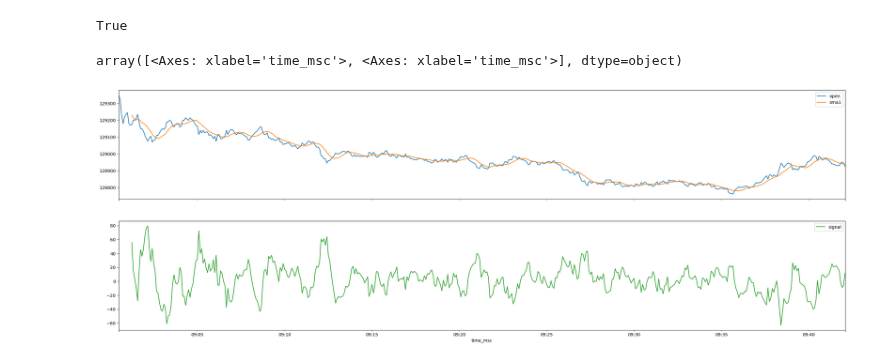
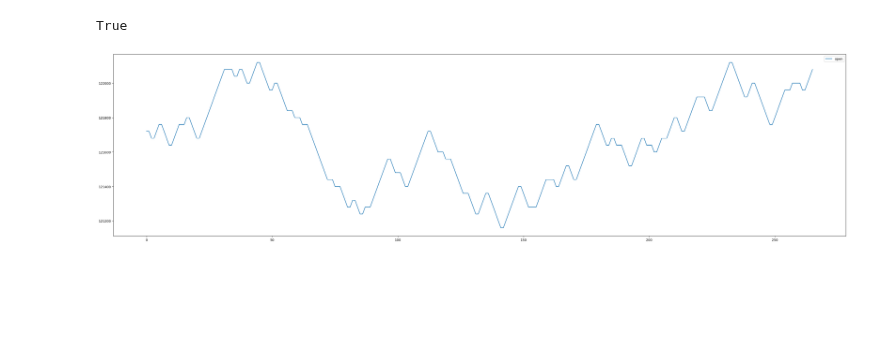
Before and after one commit to agabopinho/phoenix-project, a Jupyter notebook: grpc_server/notebooks/delta_strategy_01.ipynb, the cells around one changed output. Saved outputs shown, nothing was run; the diff lists cells and outputs as text; code cells hidden in the pictures; blank space fills up the shorter version.

```diff
--- a/grpc_server/notebooks/delta_strategy_01.ipynb
+++ b/grpc_server/notebooks/delta_strategy_01.ipynb
@@ -18,15 +18,19 @@ to_date = datetime(from_date.year, from_date.month, from_date.day, 23, 59, 59, 0
 # %%
+slippage = 0.5
+brick_size = 40
+
+from_date = datetime(2024, 5, 17, tzinfo=pytz.utc)
+to_date = datetime(from_date.year, from_date.month, from_date.day, 23, 59, 59, 0, tzinfo=pytz.utc)
 data = mt5.copy_ticks_range('WINM24', from_date, to_date, mt5.COPY_TICKS_TRADE)
+
+rates = Mt5Helper.OHLC(data, '1s')
+rates.index = rates.index.tz_localize(None)
-# %%
-rates = Mt5Helper.OHLC(data, '5s')
-rates.index = rates.index.tz_localize(None)
-rates['sma1'] = rates['open'].rolling(10).mean()
-rates['signal'] = rates['sma1'] - rates['open']
-rates.iloc[0:500][['open', 'sma1', 'signal']].plot(
-    kind="line",
-    subplots=[('open', 'sma1'), ('signal',)],
-    figsize=(30,10))
-# %% [output]
-array([<Axes: xlabel='time_msc'>, <Axes: xlabel='time_msc'>], dtype=object)
-[figure, removed]
+# %%
+renko = Renko(brick_size=brick_size, data=rates.iloc[:]["open"])
+renko.create_renko()
+renko_ohlc = pd.DataFrame(renko.bricks)
+renko_ohlc[["open"]].plot(figsize=(40,10))
+renko_ohlc.to_excel("output.xlsx")
+# %% [output]
+[figure, added]
 # %%
```
Also changed, not shown: parts of 4 cells of this notebook, 1 other file.
